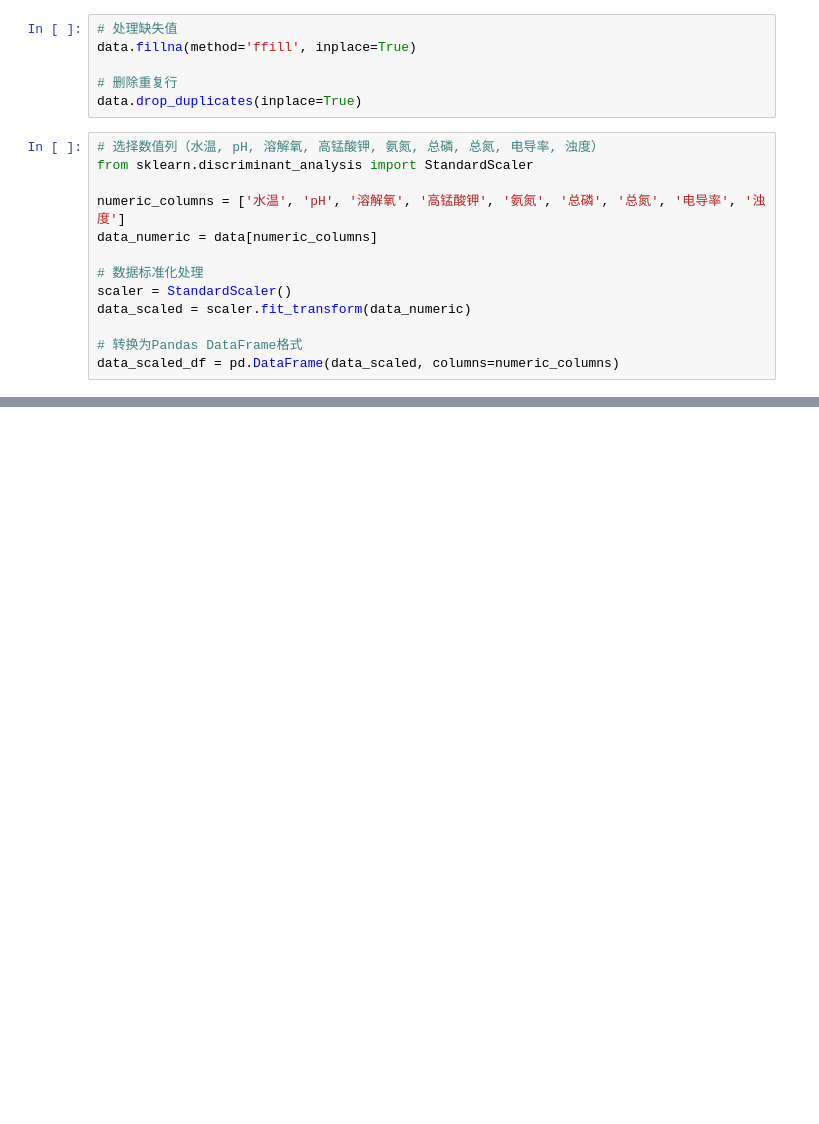
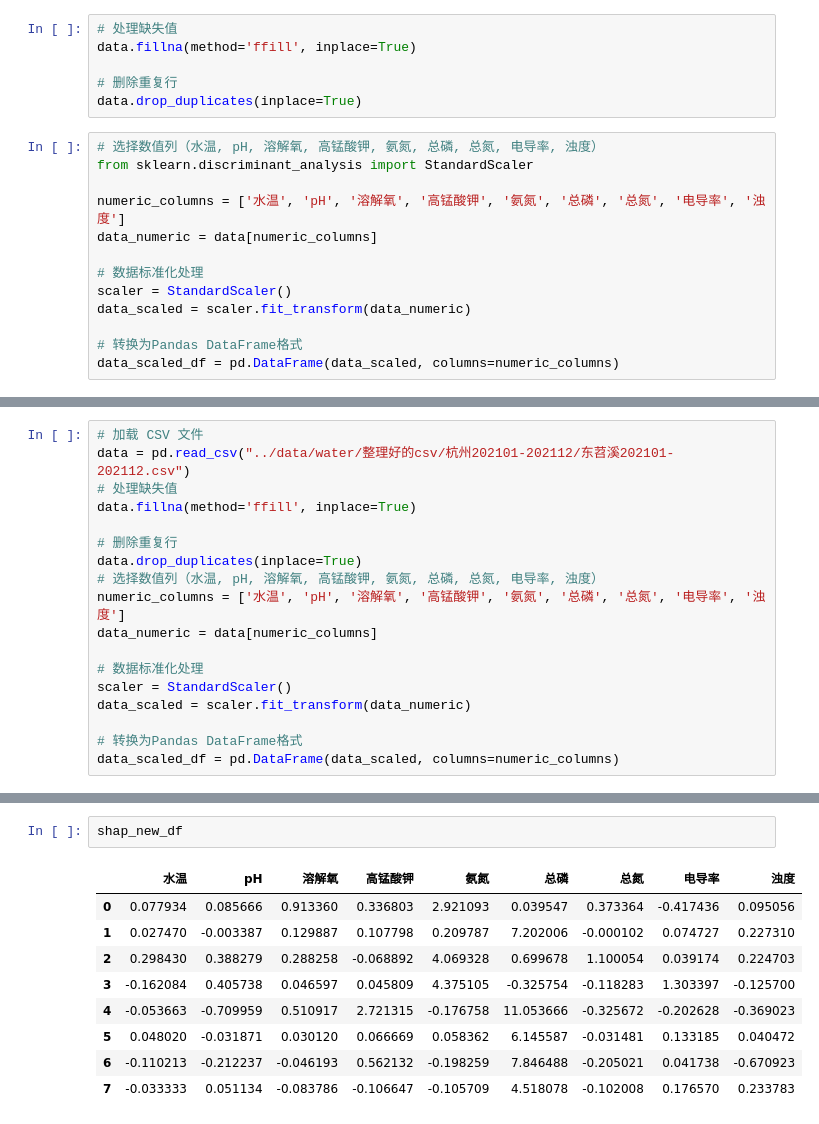
Before and after one commit to Chris-JunHao/EcoAudit, a Jupyter notebook: 1. 数据采集和算法设计/1.7.ipynb, the cells around one changed output, grey strips where cells are left out. Cells and saved outputs as stored; diff of their text form; blank space fills up the shorter version.

```diff
--- a/1. 数据采集和算法设计/1.7.ipynb
+++ b/1. 数据采集和算法设计/1.7.ipynb
@@ -175 +175,19 @@ Epoch 100, Loss: 4.466000521839445
 3 rows × 27 columns
+# %%
+# 加载 CSV 文件
+data = pd.read_csv("../data/water/整理好的csv/杭州202101-202112/东苕溪202101-202112.csv")
+# 处理缺失值
+data.fillna(method='ffill', inplace=True)
+
+# 删除重复行
+data.drop_duplicates(inplace=True)
+# 选择数值列（水温, pH, 溶解氧, 高锰酸钾, 氨氮, 总磷, 总氮, 电导率, 浊度）
+numeric_columns = ['水温', 'pH', '溶解氧', '高锰酸钾', '氨氮', '总磷', '总氮', '电导率', '浊度']
+data_numeric = data[numeric_columns]
+
+# 数据标准化处理
+scaler = StandardScaler()
+data_scaled = scaler.fit_transform(data_numeric)
+
+# 转换为Pandas DataFrame格式
+data_scaled_df = pd.DataFrame(data_scaled, columns=numeric_columns)
@@ -175,0 +269,12 @@ Epoch 100, Loss: 4.466000521839445
+# %%
+shap_new_df
+# %% [output]
+|  | 水温 | pH | 溶解氧 | 高锰酸钾 | 氨氮 | 总磷 | 总氮 | 电导率 | 浊度 |
+| 0 | 0.077934 | 0.085666 | 0.913360 | 0.336803 | 2.921093 | 0.039547 | 0.373364 | -0.417436 | 0.095056 |
+| 1 | 0.027470 | -0.003387 | 0.129887 | 0.107798 | 0.209787 | 7.202006 | -0.000102 | 0.074727 | 0.227310 |
+| 2 | 0.298430 | 0.388279 | 0.288258 | -0.068892 | 4.069328 | 0.699678 | 1.100054 | 0.039174 | 0.224703 |
+| 3 | -0.162084 | 0.405738 | 0.046597 | 0.045809 | 4.375105 | -0.325754 | -0.118283 | 1.303397 | -0.125700 |
+| 4 | -0.053663 | -0.709959 | 0.510917 | 2.721315 | -0.176758 | 11.053666 | -0.325672 | -0.202628 | -0.369023 |
+| 5 | 0.048020 | -0.031871 | 0.030120 | 0.066669 | 0.058362 | 6.145587 | -0.031481 | 0.133185 | 0.040472 |
+| 6 | -0.110213 | -0.212237 | -0.046193 | 0.562132 | -0.198259 | 7.846488 | -0.205021 | 0.041738 | -0.670923 |
+| 7 | -0.033333 | 0.051134 | -0.083786 | -0.106647 | -0.105709 | 4.518078 | -0.102008 | 0.176570 | 0.233783 |
```
Also changed, not shown: parts of 5 cells of this notebook.
